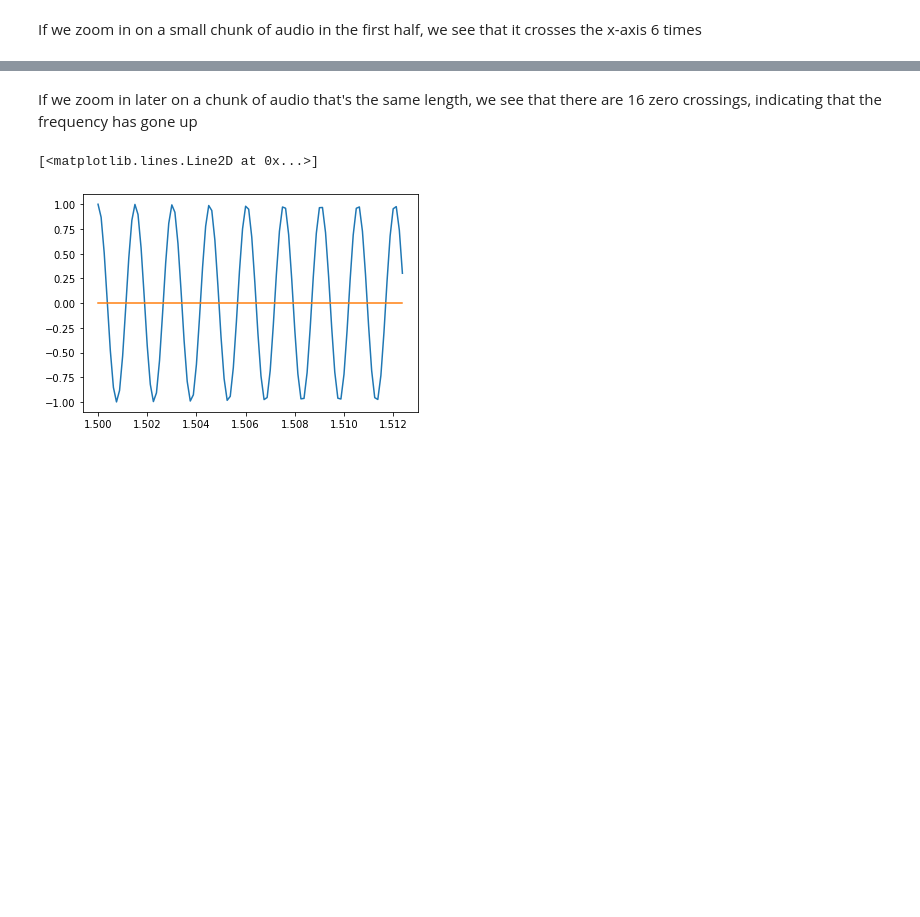
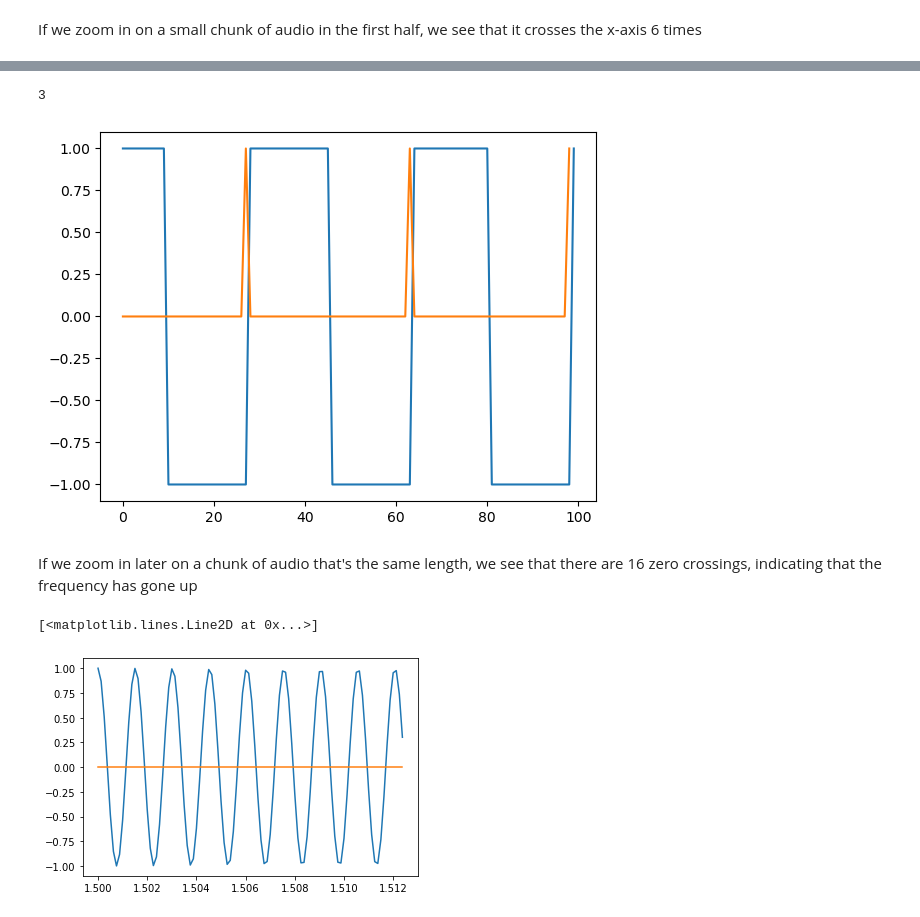
Before and after one commit to digitalmusicprocessing/S2025, a Jupyter notebook: ClassExercises/Week3/Week3_ZCS_Loudness/ZCS.ipynb, the cells around one changed output, grey strips where cells are left out. Saved outputs shown, nothing was run; the diff lists cells and outputs as text; code cells hidden in the pictures; blank space fills up the shorter version.

```diff
--- a/ClassExercises/Week3/Week3_ZCS_Loudness/ZCS.ipynb
+++ b/ClassExercises/Week3/Week3_ZCS_Loudness/ZCS.ipynb
@@ -26,3 +26,12 @@ plt.plot(t[4000:4100], 0*y[4000:4100])
+# %%
+sq = np.sign(y[4000:4100])
+sqdiff = sq[1::] - sq[0:-1]
+plt.plot(sq)
+plt.plot(sqdiff > 0)
+print(np.sum(sqdiff > 0))
+# %% [output]
+3
+[figure, added]
 # %% [markdown]
 If we zoom in later on a chunk of audio that's the same length, we see that there are 16 zero crossings, indicating that the frequency has gone up
 # %%
```
Also changed, not shown: parts of 1 cell of this notebook, 7 other files.
